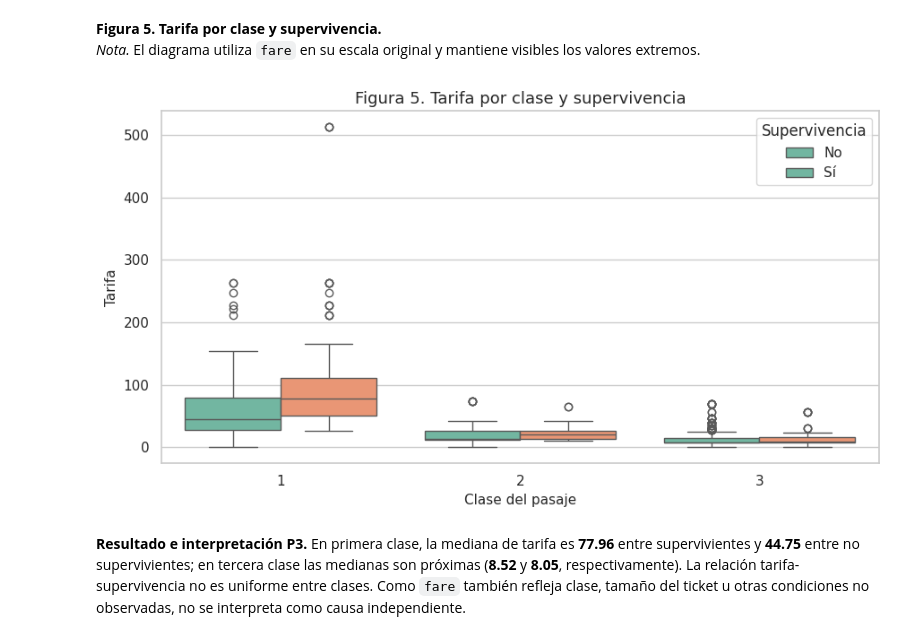
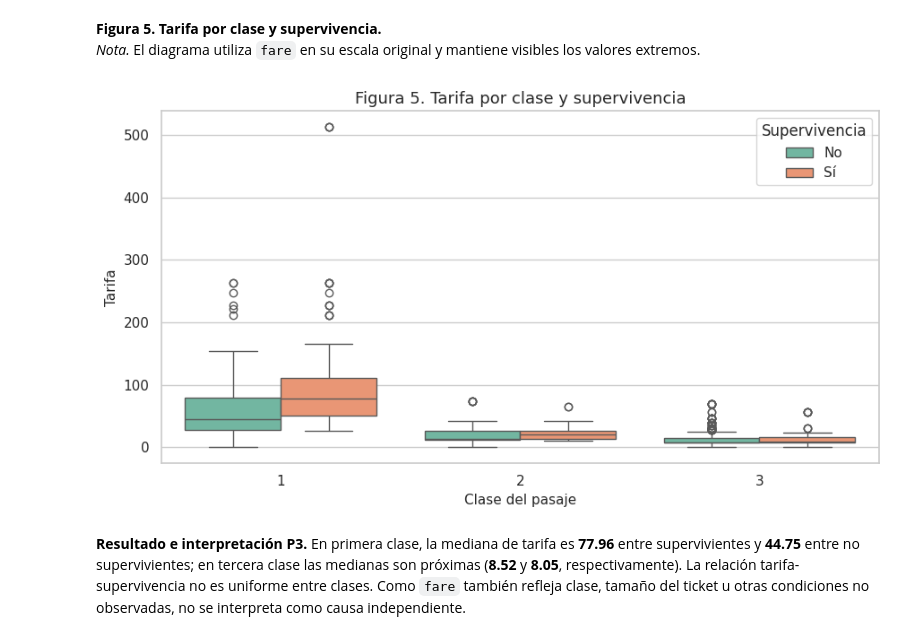
Before and after one commit to pnunezcarreno/exploracion_inteligente, a Jupyter notebook: notebooks/mcdi503_f1_sumativo_grupo08.ipynb, the cells around one changed output. Cells and saved outputs as stored; diff of their text form; code cells hidden in the pictures.

```diff
--- a/notebooks/mcdi503_f1_sumativo_grupo08.ipynb
+++ b/notebooks/mcdi503_f1_sumativo_grupo08.ipynb
@@ -713,19 +713,23 @@ tabla_p3.round(2)
 # %%
 ax = sns.boxplot(
     data=titanic_eda,
     x="pclass",
     y="fare",
     hue="survived",
     palette="Set2",
 )
 ax.set_title("Figura 5. Tarifa por clase y supervivencia")
 ax.set_xlabel("Clase del pasaje")
 ax.set_ylabel("Tarifa")
-ax.legend(title="Supervivencia", labels=["No", "Sí"])
+legend = ax.get_legend()
+legend.set_title("Supervivencia")
+
+for texto, etiqueta in zip(legend.get_texts(), ["No", "Sí"]):
+    texto.set_text(etiqueta)
 plt.tight_layout()
 plt.show()
 # %% [output]
-[figure, old version]
+[figure, new version]
 # %%
 mediana_p1_no = tabla_p3.query("pclass == 1 and survived == 0")["mediana"].iloc[0]
 mediana_p1_si = tabla_p3.query("pclass == 1 and survived == 1")["mediana"].iloc[0]
```
